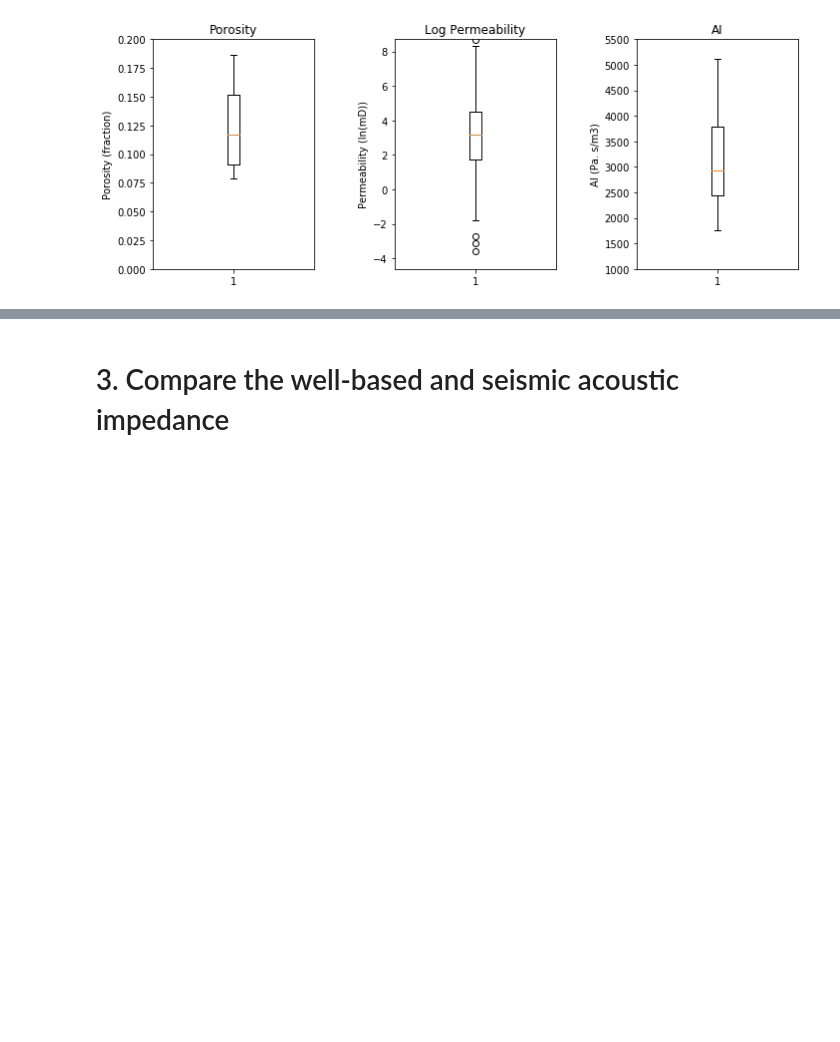
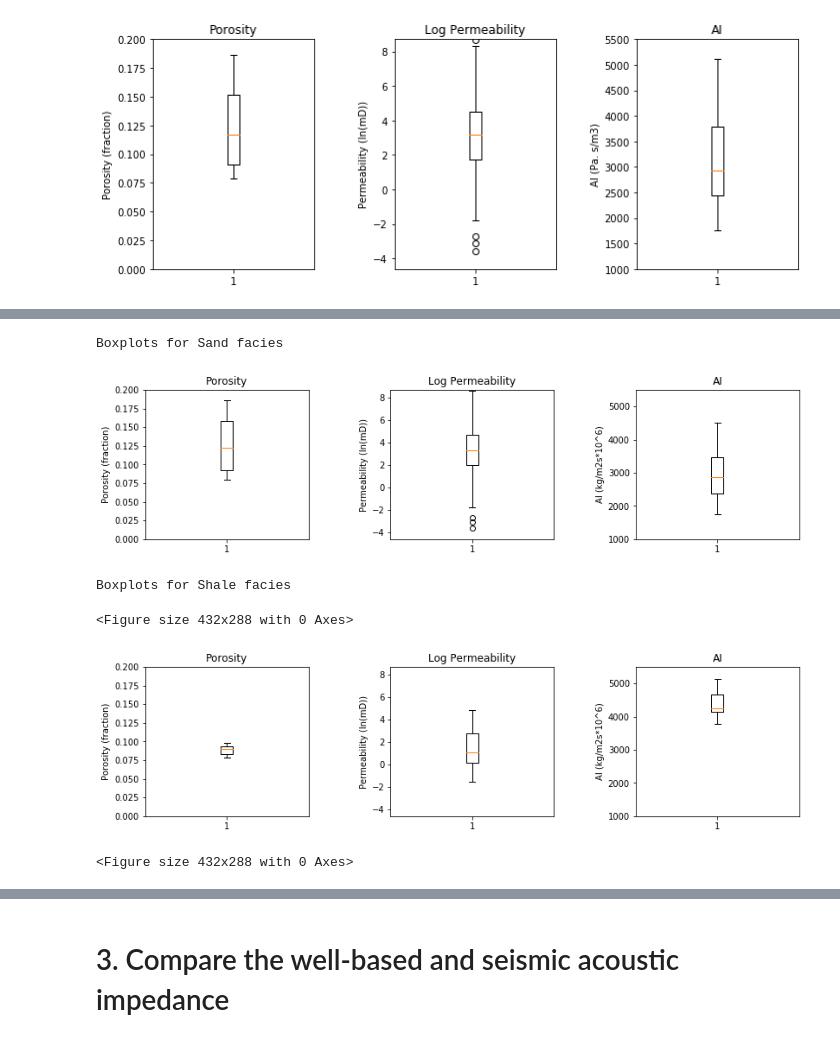
Before and after one commit to geomodeller/GS_1, a Jupyter notebook: Team_4_Project_1.ipynb, the cells around one changed output, grey strips where cells are left out. Cells and saved outputs as stored; diff of their text form; code cells hidden in the pictures; blank space fills up the shorter version.

```diff
--- a/Team_4_Project_1.ipynb
+++ b/Team_4_Project_1.ipynb
@@ -242,0 +385,38 @@ plt.savefig('BoxPlot.tif',dpi=600,bbox_inches="tight")
+# %%
+# Draw Boxplots to check outlier
+
+print('Boxplots for Sand facies\n')
+plt.figure(figsize=(7,3))
+plt.subplot(131)
+boxplot_st(df_sand['Porosity'].values,pormin,pormax,ylabel='Porosity (fraction)',title='Porosity')
+plt.subplot(132)
+boxplot_st(np.log(df_sand['Perm'].values),np.log(permmin),np.log(permmax),ylabel='Permeability (ln(mD))',title='Log Permeability')
+plt.subplot(133)
+boxplot_st(df_sand['AI'].values,AImin,AImax,ylabel='AI (kg/m2s*10^6)',title='AI')
+
+plt.subplots_adjust(left=0.0, bottom=0.0, right=1.5, top=0.8, wspace=0.5, hspace=0.2)
+plt.show()
+
+plt.savefig('BoxPlot.tif',dpi=600,bbox_inches="tight")
+
+
+print('Boxplots for Shale facies')
+plt.figure(figsize=(7,3))
+plt.subplot(131)
+boxplot_st(df_shale['Porosity'].values,pormin,pormax,ylabel='Porosity (fraction)',title='Porosity')
+plt.subplot(132)
+boxplot_st(np.log(df_shale['Perm'].values),np.log(permmin),np.log(permmax),ylabel='Permeability (ln(mD))',title='Log Permeability')
+plt.subplot(133)
+boxplot_st(df_shale['AI'].values,AImin,AImax,ylabel='AI (kg/m2s*10^6)',title='AI')
+
+plt.subplots_adjust(left=0.0, bottom=0.0, right=1.5, top=0.8, wspace=0.5, hspace=0.2)
+plt.show()
+
+plt.savefig('BoxPlot_Shale.tif',dpi=600,bbox_inches="tight")
+# %% [output]
+Boxplots for Sand facies
+[figure, added]
+Boxplots for Shale facies
+<Figure size 432x288 with 0 Axes>
+[figure, added]
+<Figure size 432x288 with 0 Axes>
```
Also changed, not shown: parts of 19 cells of this notebook.
